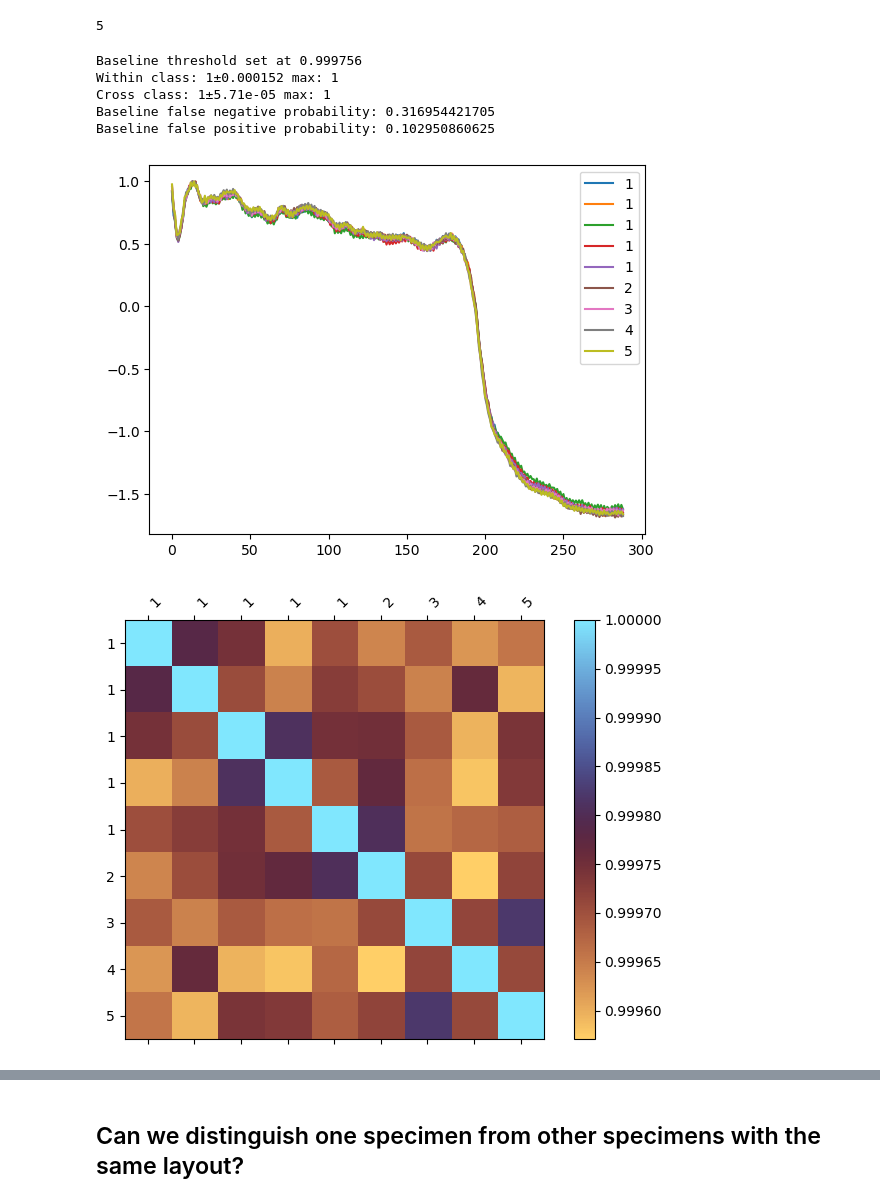
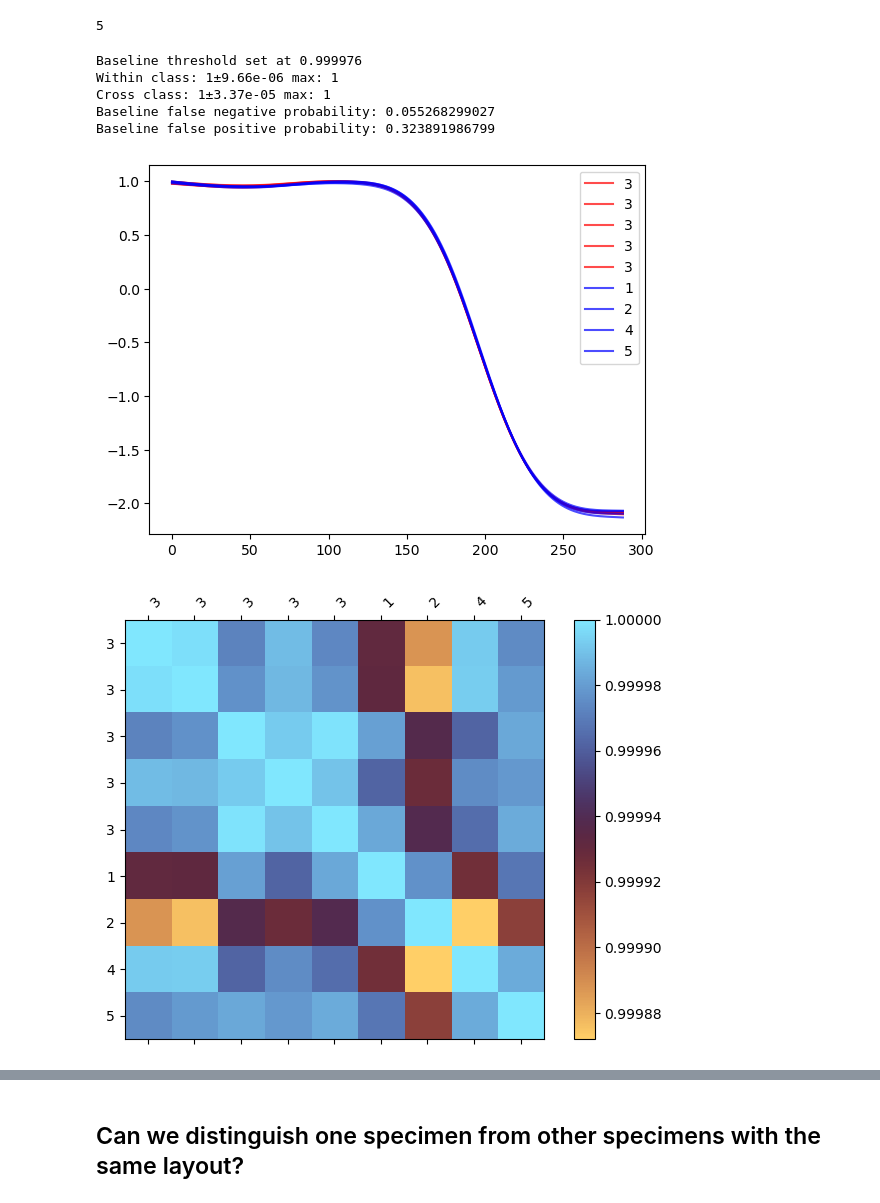
Before and after one commit to jaseg/sampling-mesh-monitor, a Jupyter notebook: jupyter_notebooks/classifier_tests.ipynb, the cells around one changed output, grey strips where cells are left out. Saved outputs shown, nothing was run; the diff lists cells and outputs as text; code cells hidden in the pictures.

```diff
--- a/jupyter_notebooks/classifier_tests.ipynb
+++ b/jupyter_notebooks/classifier_tests.ipynb
@@ -225,8 +218,8 @@ def plot_covar(group_a, group_b, select_trace='open_fwd', select_channel='adc1',
     corr = np.corrcoef(deltas)
 
     fig, ax = plt.subplots()
-    for x, lab in zip(deltas, labels):
-        ax.plot(x, label=lab)
+    for i, (x, lab) in enumerate(zip(deltas, labels)):
+        ax.plot(x, label=lab, color=('red' if i<len(group_a) else 'blue'), alpha=0.7)
     ax.legend()
 
     within_class = corr[:4, :4][np.triu_indices(4)]
@@ -234,41 +227,45 @@ def plot_covar(group_a, group_b, select_trace='open_fwd', select_channel='adc1',
 
     cdf = lambda x, mu, sigma: 1/2 * (1 + math.erf((x - mu) / (sigma * math.sqrt(2))))
     threshold = (np.mean(within_class) + np.mean(cross_class)) / 2
     print(f'Baseline threshold set at {threshold:.6f}')
 
     for name, data in [('Within', within_class), ('Cross', cross_class)]:
         print(f'{name} class: {np.mean(data):.3g}±{np.std(data):.3g} max: {np.max(data):.3g}')
     print(f'Baseline false negative probability: {cdf(threshold, np.mean(within_class), np.std(within_class)):.12f}')
     print(f'Baseline false positive probability: {1 - cdf(threshold, np.mean(cross_class), np.std(cross_class)):.12f}')
 
     #corr -= np.min(corr)
     #corr /= np.max(corr)
 
     #for i in range(len(corr[0])):
     #    corr[i, i] = math.nan
 
     fig, ax = plt.subplots()
     cax = ax.matshow(corr, interpolation='nearest', cmap='managua')
     fig.colorbar(cax)
     ax.set_xticks(list(range(len(labels))))
     ax.set_xticklabels(labels, rotation=45, ha='left')
     ax.set_yticks(list(range(len(labels))))
     ax.set_yticklabels(labels)
     fig.tight_layout()
     #fig.savefig('../paper/manip_pearson_corr.pdf')
 
 #group_a = [val for key, values in data.items() for val in values if val['info']['chip'] == 'pi3hdx12211' and key == 'M-SP-PITCH-V2-0001-0.4'][-5:]
 #group_b = list({key: val for key, values in data.items() for val in values if val['info']['chip'] == 'pi3hdx12211' and re.match(r'M-SP-PITCH-V2-000[23456]-0\.4', key)}.values())
 
-group_a = [val for key, values in data.items() for val in values if val['info']['chip'] == 'tdp0604' and key == 'M-SP-PITCH-V2-0001-0.4'][-5:]
-group_b = list({key: val for key, values in data.items() for val in values if val['info']['chip'] == 'tdp0604' and re.match(r'M-SP-PITCH-V2-000[23456]-0\.4', key)}.values())
-plot_covar(group_a, group_b, select_trace='open_fwd', select_channel='adc1', smooth=None)
+#group_a = [val for key, values in data.items() for val in values if val['info']['chip'] == 'tdp0604' and key == 'M-SP-PITCH-V2-0001-0.4'][-5:]
+#group_b = list({key: val for key, values in data.items() for val in values if val['info']['chip'] == 'tdp0604' and re.match(r'M-SP-PITCH-V2-000[23456]-0\.4', key)}.values())
+#plot_covar(group_a, group_b, select_trace='open_fwd', select_channel='adc1', smooth=None)
+
+group_a = [val for key, values in data.items() for val in values if val['info']['chip'] == 'pi3hdx12211' and key == 'M-SP-PITCH-V2-0003-0.4'][-5:]
+group_b = list({key: val for key, values in data.items() for val in values if val['info']['chip'] == 'pi3hdx12211' and re.match(r'M-SP-PITCH-V2-000[1245]-0\.4', key)}.values())
+plot_covar(group_a, group_b, select_trace='open_fwd', smooth=1e-2)
 # %% [output]
-Baseline threshold set at 0.999756
-Within class: 1±0.000152 max: 1
-Cross class: 1±5.71e-05 max: 1
-Baseline false negative probability: 0.316954421705
-Baseline false positive probability: 0.102950860625
+Baseline threshold set at 0.999976
+Within class: 1±9.66e-06 max: 1
+Cross class: 1±3.37e-05 max: 1
+Baseline false negative probability: 0.055268299027
+Baseline false positive probability: 0.323891986799
-[figure, old version]
+[figure, new version]
-[figure, old version]
+[figure, new version]
 # %%
```
Also changed, not shown: parts of 19 cells of this notebook.
